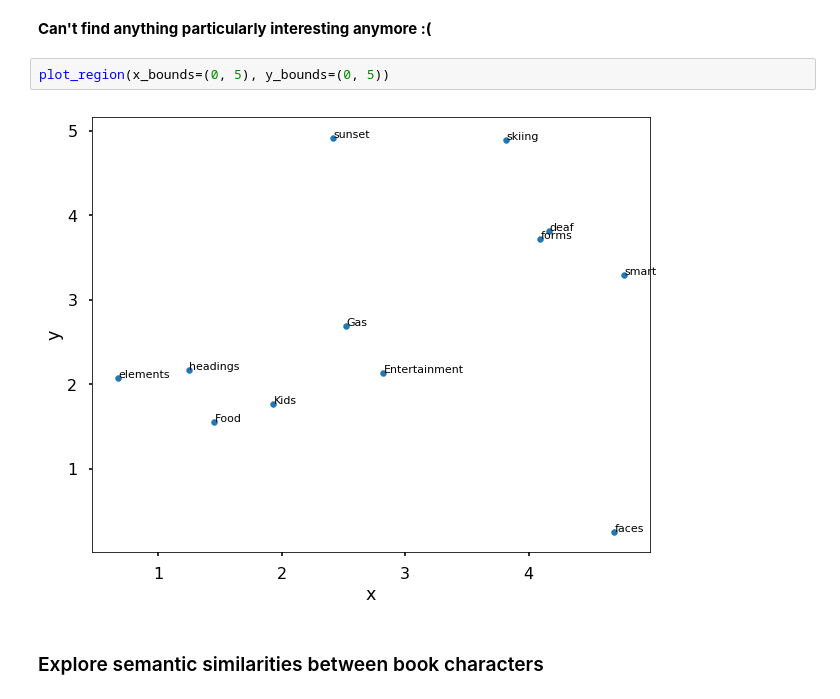
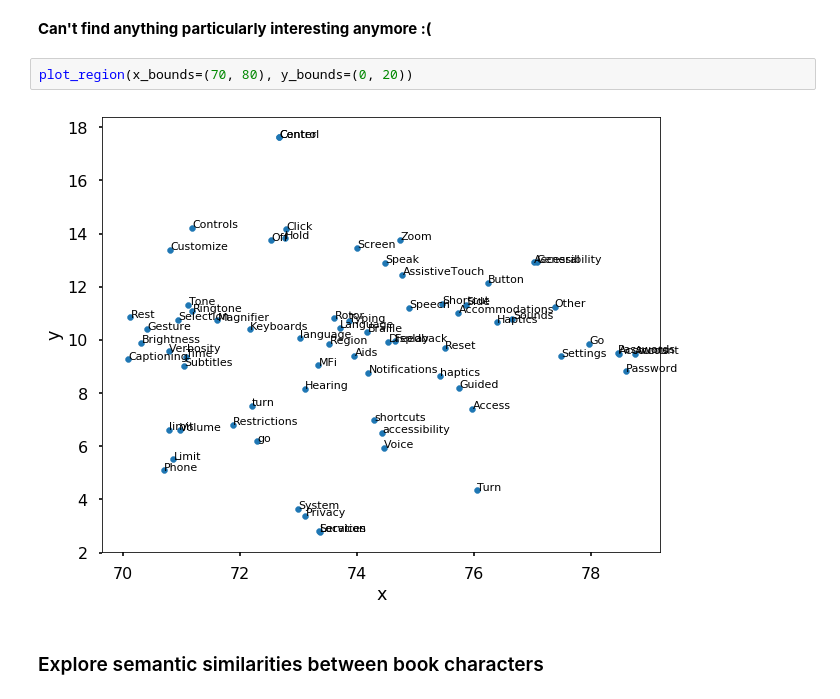
Before and after one commit to gabrielmsidik/nltk_python3_experiment, a Jupyter notebook: iphone2Vec.ipynb, the cells around one changed output. Drawn from its saved outputs; the diff is of its cells as text.

```diff
--- a/iphone2Vec.ipynb
+++ b/iphone2Vec.ipynb
@@ -279,9 +292,9 @@ plot_region(x_bounds=(0, 2), y_bounds=(0, 2))
 # %% [markdown]
 **Can't find anything particularly interesting anymore :(**
 # %%
-plot_region(x_bounds=(0, 5), y_bounds=(0, 5))
+plot_region(x_bounds=(70, 80), y_bounds=(0, 20))
 # %% [output]
-[figure, old version]
+[figure, new version]
 # %% [markdown]
 ### Explore semantic similarities between book characters
 # %% [markdown]
```
Also changed, not shown: parts of 32 cells of this notebook, 5 other files.
